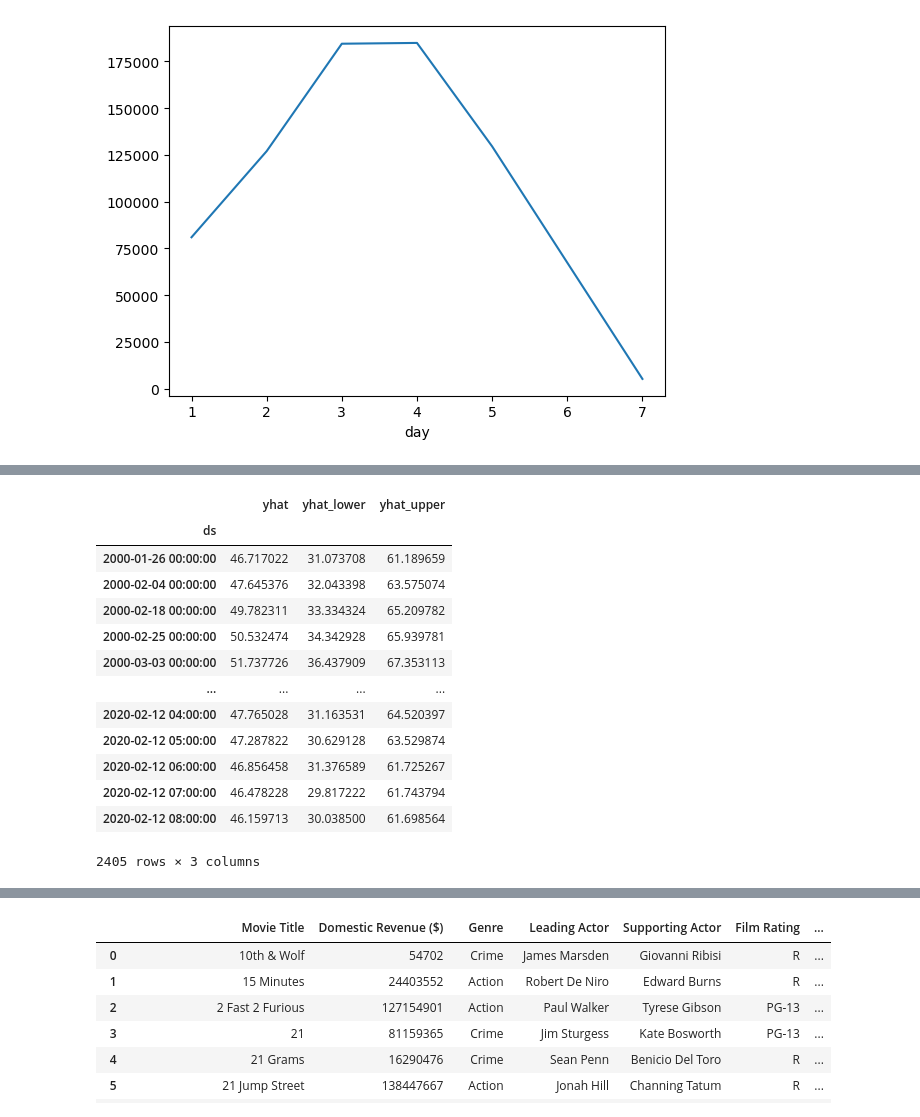
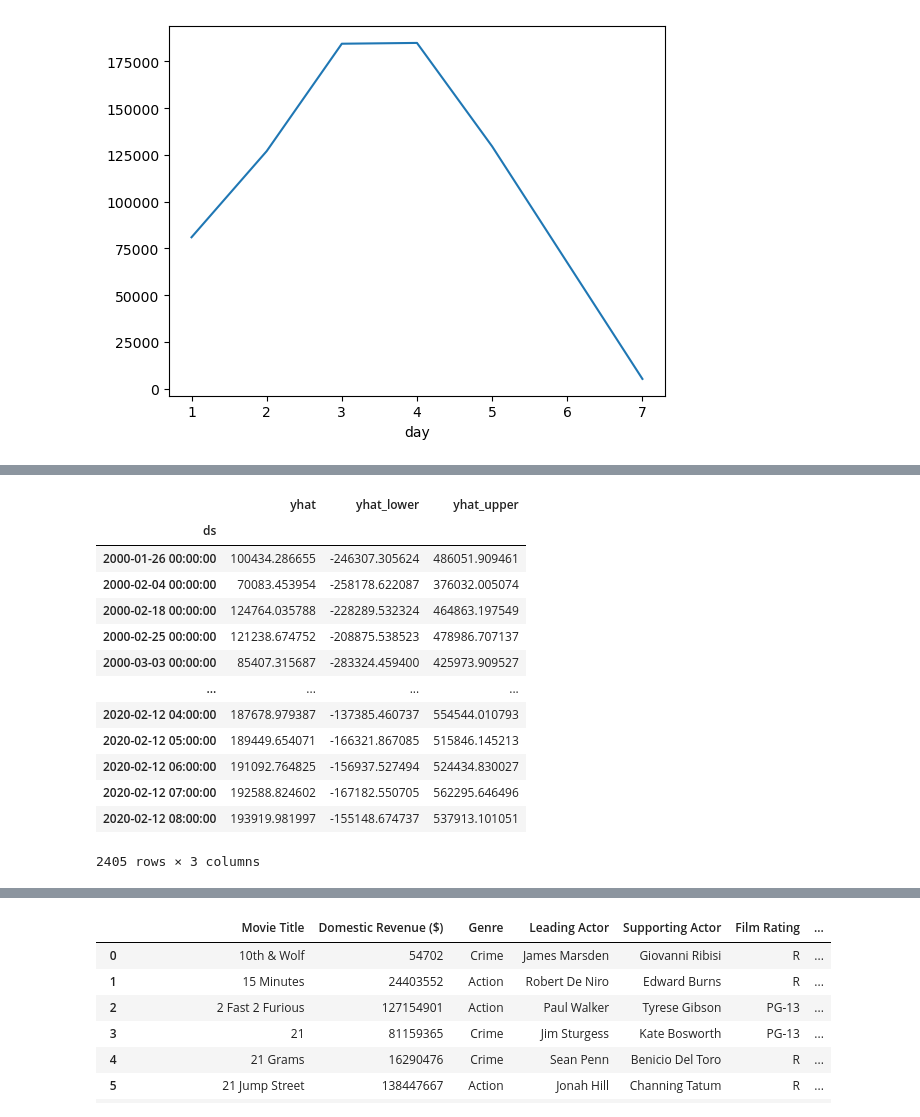
Before and after one commit to Armand57araujo/i-tickets, a Jupyter notebook: pythonnotebook.ipynb, the cells around one changed output, grey strips where cells are left out. Cells and saved outputs as stored; diff of their text form; code cells hidden in the pictures.

```diff
--- a/pythonnotebook.ipynb
+++ b/pythonnotebook.ipynb
@@ -2238,3 +2310,3 @@ clean_date_temp_df
 2835 rows × 2 columns
 # %%
-model_clean_date_temp = Prophet()
+model_clean_date_rev = Prophet()
@@ -2246,0 +2313,2 @@ model_clean_date_temp.fit(clean_date_temp_df)
+# %%
+model_clean_date_rev.fit(clean_date_rev_df)
@@ -2247,2 +2319,3 @@ model_clean_date_temp.fit(clean_date_temp_df)
 # %%
-future_date_temp = model_clean_date_temp.make_future_dataframe(periods=2000, freq='H')
+future_date_rev = model_clean_date_rev.make_future_dataframe(periods=2000, freq='H')
+future_date_rev
@@ -2286,0 +2336,3 @@ model_clean_date_temp.plot(forecast_date_temp)
+# %%
+forecast_date_rev = model_clean_date_rev.predict(future_date_temp)
+forecast_date_rev
@@ -2287,19 +2358,19 @@ model_clean_date_temp.plot(forecast_date_temp)
 # %%
-forecast_date_temp = forecast_date_temp.set_index('ds')
-forecast_date_temp[['yhat', 'yhat_lower', 'yhat_upper']]
+forecast_date_rev = forecast_date_rev.set_index('ds')
+forecast_date_rev[['yhat', 'yhat_lower', 'yhat_upper']]
 # %% [output]
 |  | yhat | yhat_lower | yhat_upper |
 | ds |  |  |  |
-| 2000-01-26 00:00:00 | 46.717022 | 31.073708 | 61.189659 |
-| 2000-02-04 00:00:00 | 47.645376 | 32.043398 | 63.575074 |
-| 2000-02-18 00:00:00 | 49.782311 | 33.334324 | 65.209782 |
-| 2000-02-25 00:00:00 | 50.532474 | 34.342928 | 65.939781 |
-| 2000-03-03 00:00:00 | 51.737726 | 36.437909 | 67.353113 |
+| 2000-01-26 00:00:00 | 100434.286655 | -246307.305624 | 486051.909461 |
+| 2000-02-04 00:00:00 | 70083.453954 | -258178.622087 | 376032.005074 |
+| 2000-02-18 00:00:00 | 124764.035788 | -228289.532324 | 464863.197549 |
+| 2000-02-25 00:00:00 | 121238.674752 | -208875.538523 | 478986.707137 |
+| 2000-03-03 00:00:00 | 85407.315687 | -283324.459400 | 425973.909527 |
 | ... | ... | ... | ... |
-| 2020-02-12 04:00:00 | 47.765028 | 31.163531 | 64.520397 |
-| 2020-02-12 05:00:00 | 47.287822 | 30.629128 | 63.529874 |
-| 2020-02-12 06:00:00 | 46.856458 | 31.376589 | 61.725267 |
-| 2020-02-12 07:00:00 | 46.478228 | 29.817222 | 61.743794 |
-| 2020-02-12 08:00:00 | 46.159713 | 30.038500 | 61.698564 |
+| 2020-02-12 04:00:00 | 187678.979387 | -137385.460737 | 554544.010793 |
+| 2020-02-12 05:00:00 | 189449.654071 | -166321.867085 | 515846.145213 |
+| 2020-02-12 06:00:00 | 191092.764825 | -156937.527494 | 524434.830027 |
+| 2020-02-12 07:00:00 | 192588.824602 | -167182.550705 | 562295.646496 |
+| 2020-02-12 08:00:00 | 193919.981997 | -155148.674737 | 537913.101051 |
 2405 rows × 3 columns
 # %%
```
Also changed, not shown: parts of 28 cells of this notebook.
